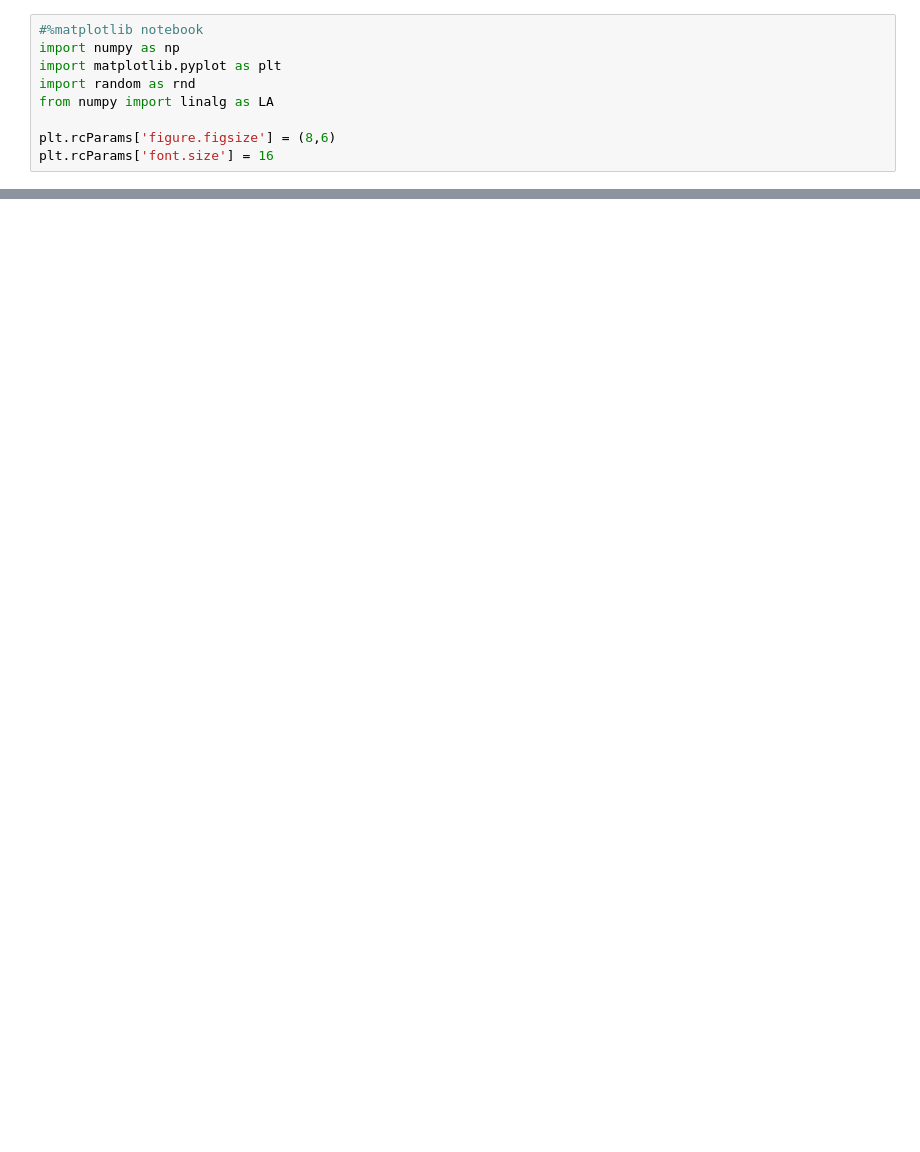
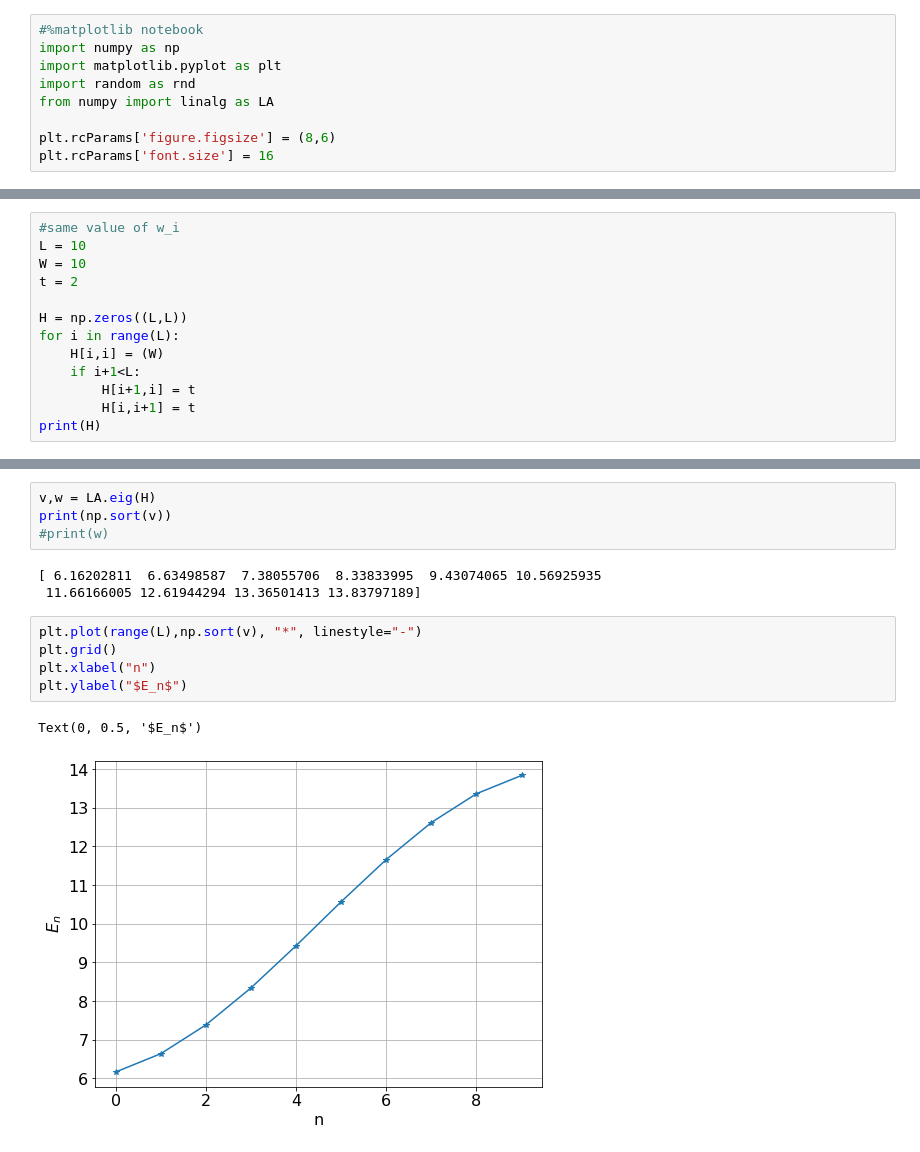
Before and after one commit to calvin-bales/Lectures, a Jupyter notebook: Untitled3.ipynb, the cells around one changed output, grey strips where cells are left out. Drawn from its saved outputs; the diff is of its cells as text; blank space fills up the shorter version.

```diff
--- a/Untitled3.ipynb
+++ b/Untitled3.ipynb
@@ -58,0 +44,13 @@ plt.plot(range(L),np.sort(v))
+# %%
+#same value of w_i
+L = 10
+W = 10
+t = 2
+
+H = np.zeros((L,L))
+for i in range(L):
+    H[i,i] = (W)
+    if i+1<L:
+        H[i+1,i] = t
+        H[i,i+1] = t
+print(H)
@@ -58,0 +68,15 @@ plt.plot(range(L),np.sort(v))
+# %%
+v,w = LA.eig(H)
+print(np.sort(v))
+#print(w)
+# %% [output]
+[ 6.16202811  6.63498587  7.38055706  8.33833995  9.43074065 10.56925935
+ 11.66166005 12.61944294 13.36501413 13.83797189]
+# %%
+plt.plot(range(L),np.sort(v), "*", linestyle="-")
+plt.grid()
+plt.xlabel("n")
+plt.ylabel("$E_n$")
+# %% [output]
+Text(0, 0.5, '$E_n$')
+[figure, added]
```
Also changed, not shown: parts of 7 cells of this notebook, 10 other files.
